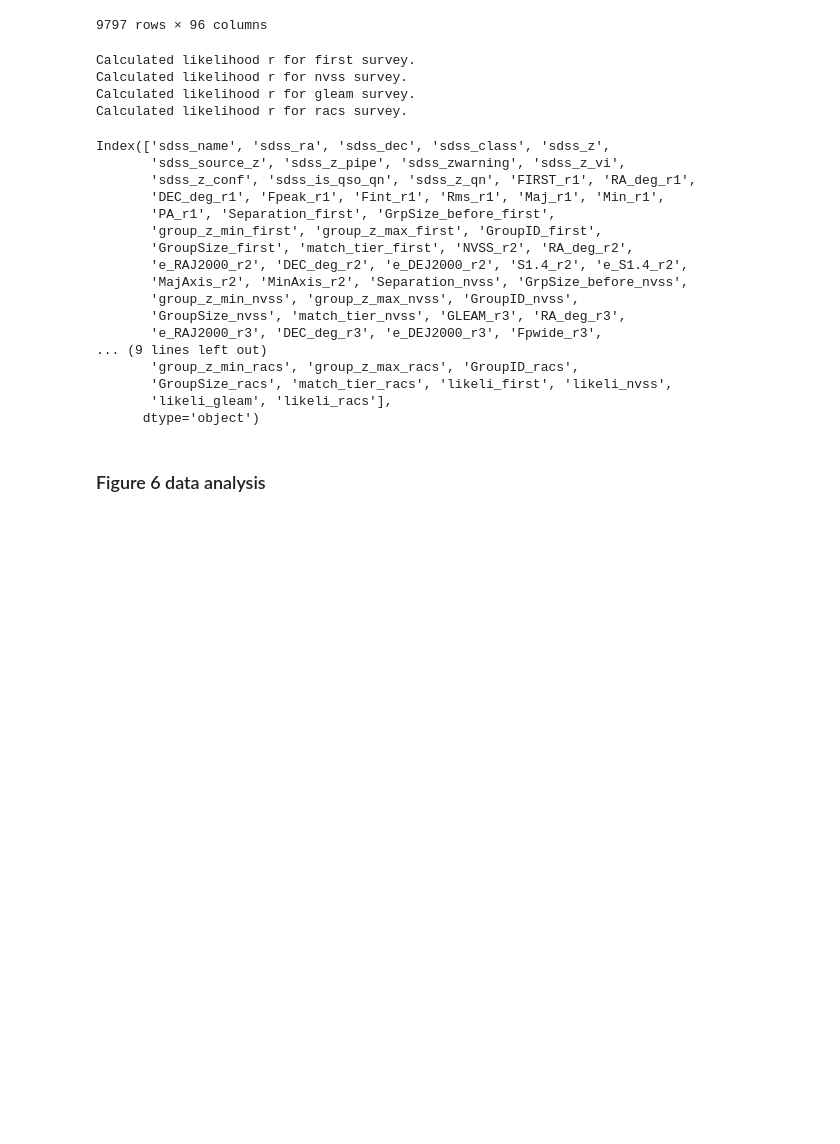
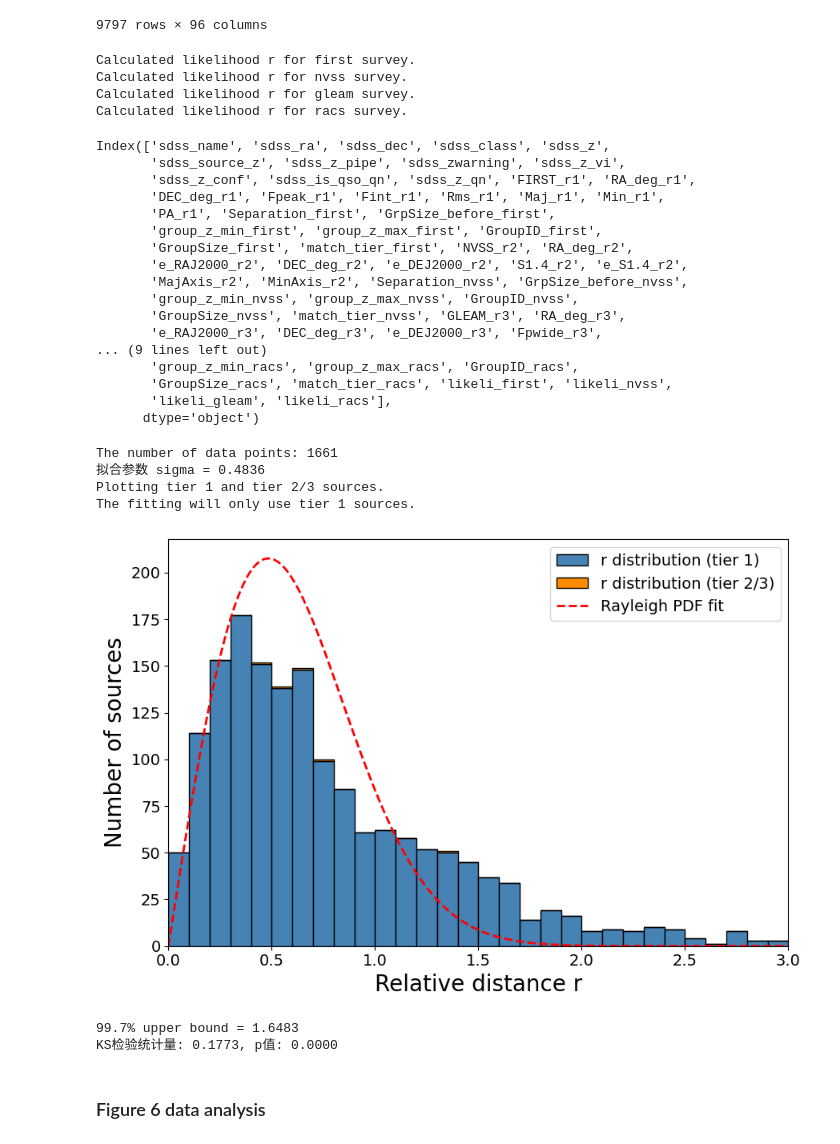
Before and after one commit to ykzhang112233/highz-catalogue, a Jupyter notebook: scripts/0-result_analysis.ipynb, the cells around one changed output. Saved outputs shown, nothing was run; the diff lists cells and outputs as text; code cells hidden in the pictures; blank space fills up the shorter version.

```diff
--- a/scripts/0-result_analysis.ipynb
+++ b/scripts/0-result_analysis.ipynb
@@ -579,10 +579,12 @@ def make_likeli_plot(survey = 'first',
     df_block_t23  = df_good_likeli[df_good_likeli['match_tier_'+survey] >= 2].reset_index(drop=True)
     df_block_tot = df_good_likeli[df_good_likeli['match_tier_'+survey] >= 1].reset_index(drop=True)
 
-    data = df_block_t1['likeli_'+survey]
+    data_t1= df_block_t1['likeli_'+survey]
     data_t23 = df_block_t23['likeli_'+survey]
+    data = df_block_tot['likeli_'+survey]
     data=data.dropna(); data_t23 = data_t23.dropna()
     print(f"The number of data points: {len(data)}")
+
     data_r = data[data < data_uplim]
     hist, bin_edges = np.histogram(data_r, bins=n_bins, density=True)
     bin_centers = (bin_edges[:-1] + bin_edges[1:]) / 2
@@ -606,7 +608,7 @@ def make_likeli_plot(survey = 'first',
                 label='Likelihood r distribution')
     else:
         print("Plotting tier 1 and tier 2/3 sources.")
-        plt.hist([data_r,data_t23], bins=n_bins, range=(0, data_uplim),
+        plt.hist([data_t1,data_t23], bins=n_bins, range=(0, data_uplim),
         stacked=True,
     #   density=True,  # Normalize the histogram
         edgecolor='black',
@@ -638,13 +640,21 @@ def make_likeli_plot(survey = 'first',
 # %%
 # first, r range(0,5), can set to 3, bins=30
 # nvss, r range(0,200) , can set to 60, bins=60
 # gleam, not sure
 # racs, r range(0,100), can set to 40, bins=40
 # 99.7 upper bond (0.48) for first is 1.63; for nvss is (3.6) 12.4; for racs is (1.8) 6.0
 
-# make_likeli_plot(survey = 'first', data_uplim = 5, show_uplim = 3, bin_size = 0.1, t1_only = False)
+make_likeli_plot(survey = 'first', data_uplim = 5, show_uplim = 3, bin_size = 0.1, t1_only = False)
 # make_likeli_plot(survey = 'nvss', data_uplim = 50, show_uplim = 30, bin_size = 0.5, t1_only = False)
-make_likeli_plot(survey = 'racs', data_uplim = 40, show_uplim = 14, bin_size = 0.5, t1_only = False)
+# make_likeli_plot(survey = 'racs', data_uplim = 40, show_uplim = 14, bin_size = 0.5, t1_only = False)
+# %% [output]
+The number of data points: 1661
+拟合参数 sigma = 0.4836
+Plotting tier 1 and tier 2/3 sources.
+The fitting will only use tier 1 sources.
+[figure, added]
+99.7% upper bound = 1.6483
+KS检验统计量: 0.1773, p值: 0.0000
 # %%
 def just_show_distance(survey = 'first',
                       show_uplim = 3,
```
Also changed, not shown: parts of 4 cells of this notebook.
